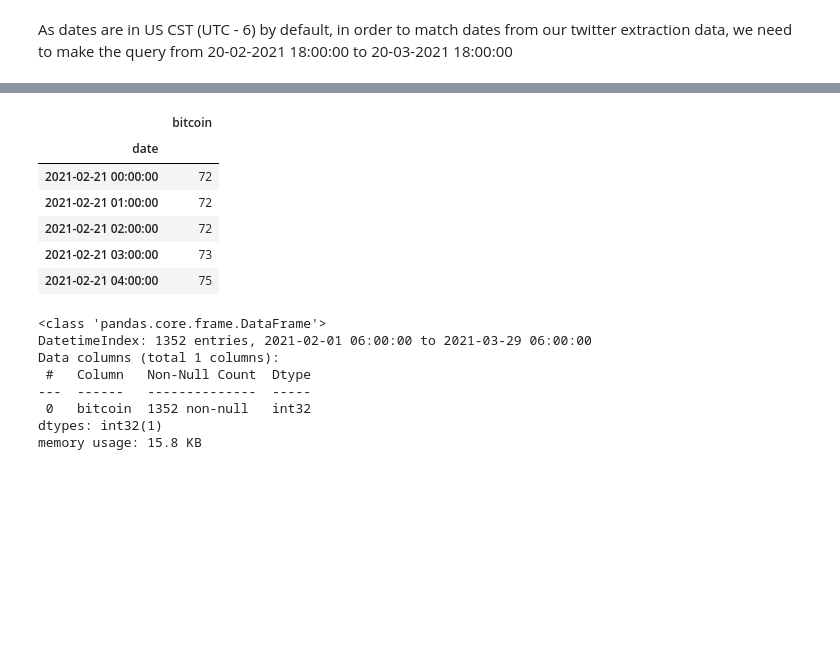
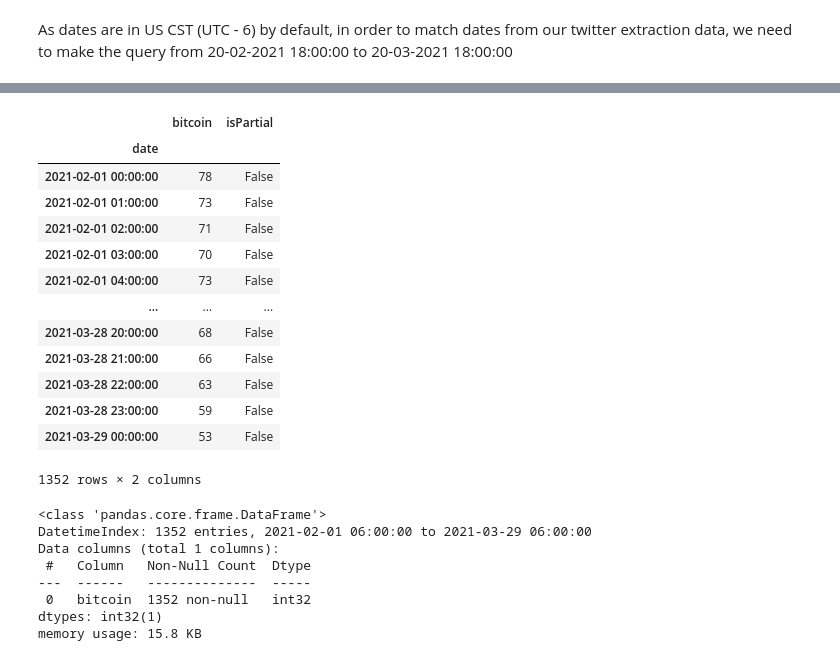
Before and after one commit to jlopezfernandez112/cryptocurrency_predictor, a Jupyter notebook: 1_data_extraction.ipynb, the cells around one changed output, grey strips where cells are left out. Saved outputs shown, nothing was run; the diff lists cells and outputs as text; code cells hidden in the pictures; blank space fills up the shorter version.

```diff
--- a/1_data_extraction.ipynb
+++ b/1_data_extraction.ipynb
@@ -427,13 +443,20 @@ As dates are in US CST (UTC - 6) by default, in order to match dates from our tw
 # %%
-btc_trends.head()
+btc_trends
 # %% [output]
-|  | bitcoin |
-| date |  |
-| 2021-02-21 00:00:00 | 72 |
-| 2021-02-21 01:00:00 | 72 |
-| 2021-02-21 02:00:00 | 72 |
-| 2021-02-21 03:00:00 | 73 |
-| 2021-02-21 04:00:00 | 75 |
+|  | bitcoin | isPartial |
+| date |  |  |
+| 2021-02-01 00:00:00 | 78 | False |
+| 2021-02-01 01:00:00 | 73 | False |
+| 2021-02-01 02:00:00 | 71 | False |
+| 2021-02-01 03:00:00 | 70 | False |
+| 2021-02-01 04:00:00 | 73 | False |
+| ... | ... | ... |
+| 2021-03-28 20:00:00 | 68 | False |
+| 2021-03-28 21:00:00 | 66 | False |
+| 2021-03-28 22:00:00 | 63 | False |
+| 2021-03-28 23:00:00 | 59 | False |
+| 2021-03-29 00:00:00 | 53 | False |
+1352 rows × 2 columns
 # %%
 btc_trends.drop('isPartial', axis=1, inplace=True)
 # Dates are in US CST (UTC - 6) by default
```
Also changed, not shown: parts of 9 cells of this notebook, 9 other files.
